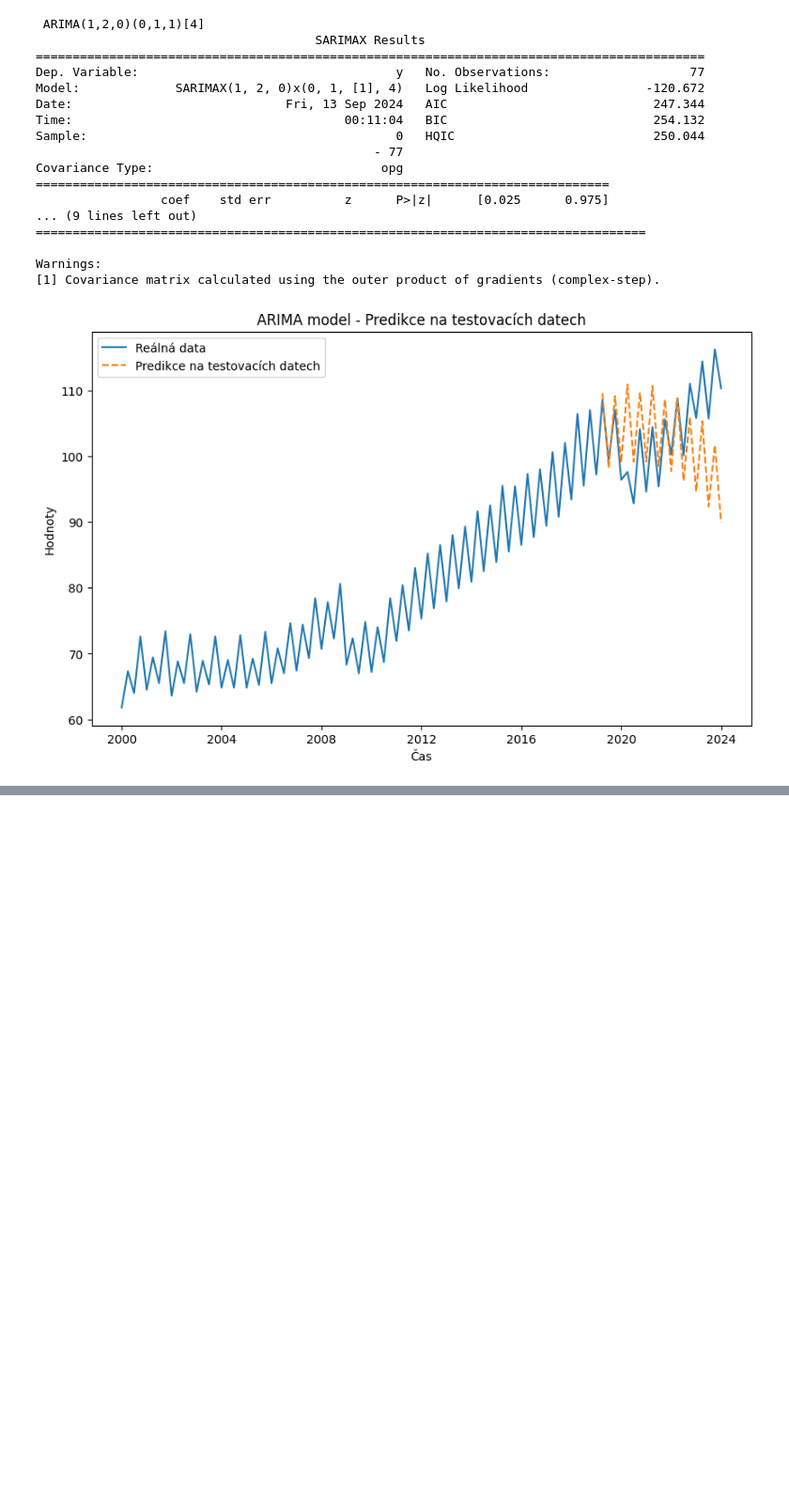
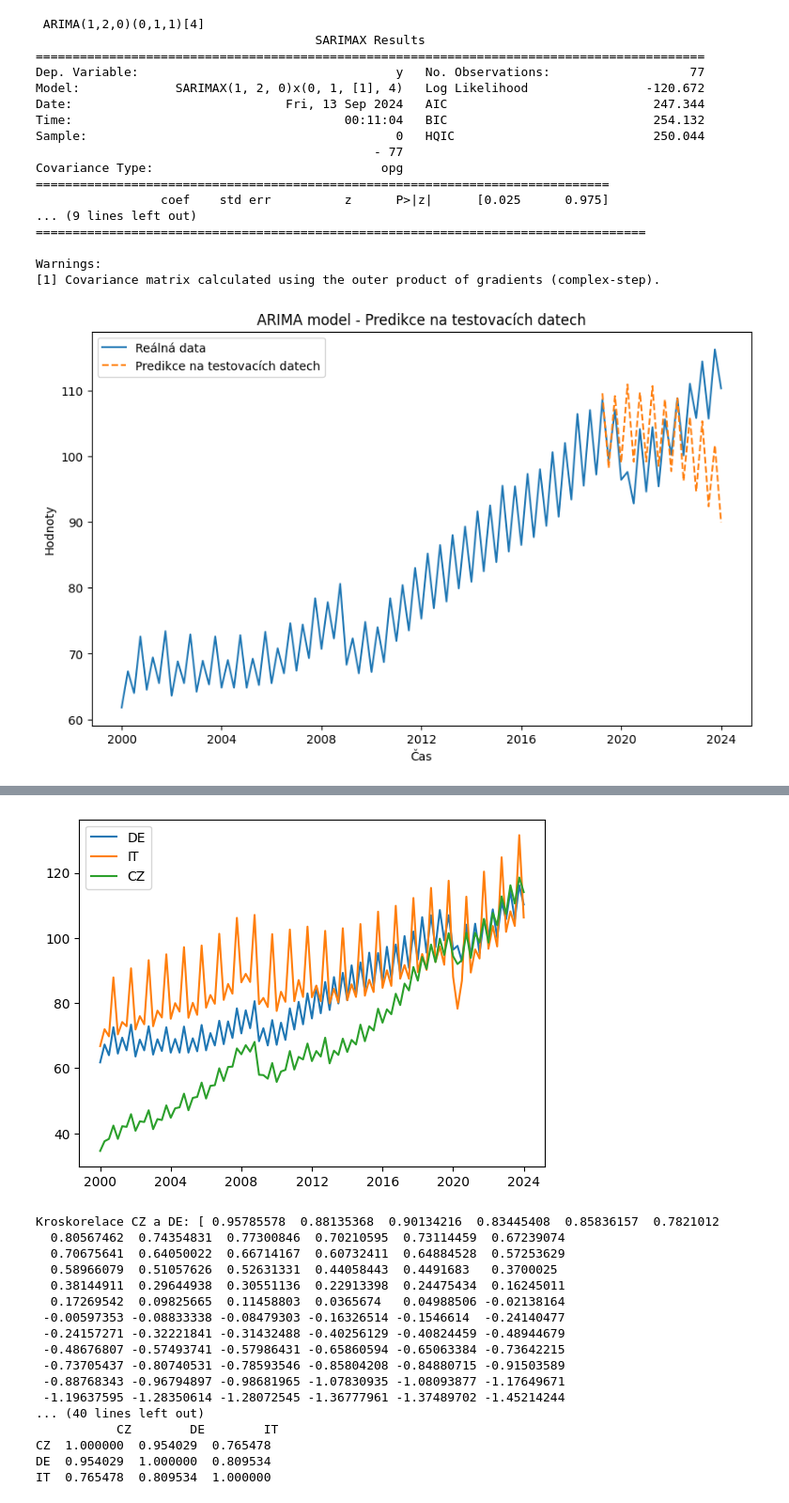
Before and after one commit to ulricht01/CAS, a Jupyter notebook: semestralni_prace_remake.ipynb, the cells around one changed output, grey strips where cells are left out. Shown at 94% size. Cells and saved outputs as stored; diff of their text form; code cells hidden in the pictures; blank space fills up the shorter version.

```diff
--- a/semestralni_prace_remake.ipynb
+++ b/semestralni_prace_remake.ipynb
@@ -582,2 +590,82 @@ Warnings:
+# %%
+import pandas as pd
+import matplotlib.pyplot as plt
+
+data = pd.read_csv("ei_isind_q_linear.csv")
+
+# Filtrování dat podle několika podmínek
+DE_data = data.loc[
+    (data['unit'] == 'I21') &
+    (data['geo'] == 'DE') &
+    (data['s_adj'] == 'NSA') &
+    (data['indic_bt'] == 'WAGE') &
+    (data['nace_r2'] == 'C')
+]
+
+IT_data = data.loc[
+    (data['unit'] == 'I21') &
+    (data['geo'] == 'IT') &
+    (data['s_adj'] == 'NSA') &
+    (data['indic_bt'] == 'WAGE') &
+    (data['nace_r2'] == 'C')
+]
+
+CZ_data = data.loc[
+    (data['unit'] == 'I21') &
+    (data['geo'] == 'CZ') &
+    (data['s_adj'] == 'NSA') &
+    (data['indic_bt'] == 'WAGE') &
+    (data['nace_r2'] == 'C')
+]
+
+
+time_index = pd.to_datetime(DE_data['TIME_PERIOD'])
+
+plt.plot(time_index, DE_data['OBS_VALUE'])
+plt.plot(time_index, IT_data['OBS_VALUE'])
+plt.plot(time_index, CZ_data['OBS_VALUE'])
+plt.legend(["DE", "IT", "CZ"])
+plt.show()
+
+import statsmodels.api as sm
+
+# Kroskorelace mezi CZ a DE
+kroskorelace_cz_de = sm.tsa.stattools.ccf(CZ_data['OBS_VALUE'], DE_data['OBS_VALUE'], adjusted=True)
+# Kroskorelace mezi DE a IT
+kroskorelace_de_it = sm.tsa.stattools.ccf(DE_data['OBS_VALUE'], IT_data['OBS_VALUE'], adjusted=True)
+
+kroskorelace_it_cz = sm.tsa.stattools.ccf(IT_data['OBS_VALUE'], CZ_data['OBS_VALUE'], adjusted=True)
+
+print('Kroskorelace CZ a DE:', kroskorelace_cz_de)
+print('Kroskorelace DE a IT:', kroskorelace_de_it)
+print('Kroskorelace IT a CZ:', kroskorelace_it_cz)
+# Korelace mezi třemi řadami pomocí Spearmanova koeficientu
+corr_data = pd.DataFrame({
+    'CZ': CZ_data['OBS_VALUE'].values,
+    'DE': DE_data['OBS_VALUE'].values,
+    'IT': IT_data['OBS_VALUE'].values
+})
+
+spearman_corr = corr_data.corr(method="spearman")
+print("Spearmanova korelace:\n", spearman_corr)
+# %% [output]
+[figure, added]
+Kroskorelace CZ a DE: [ 0.95785578  0.88135368  0.90134216  0.83445408  0.85836157  0.7821012
+  0.80567462  0.74354831  0.77300846  0.70210595  0.73114459  0.67239074
+  0.70675641  0.64050022  0.66714167  0.60732411  0.64884528  0.57253629
+  0.58966079  0.51057626  0.52631331  0.44058443  0.4491683   0.3700025
+  0.38144911  0.29644938  0.30551136  0.22913398  0.24475434  0.16245011
+  0.17269542  0.09825665  0.11458803  0.0365674   0.04988506 -0.02138164
+ -0.00597353 -0.08833338 -0.08479303 -0.16326514 -0.1546614  -0.24140477
+ -0.24157271 -0.32221841 -0.31432488 -0.40256129 -0.40824459 -0.48944679
+ -0.48676807 -0.57493741 -0.57986431 -0.65860594 -0.65063384 -0.73642215
+ -0.73705437 -0.80740531 -0.78593546 -0.85804208 -0.84880715 -0.91503589
+ -0.88768343 -0.96794897 -0.98681965 -1.07830935 -1.08093877 -1.17649671
+ -1.19637595 -1.28350614 -1.28072545 -1.36777961 -1.37489702 -1.45214244
+... (40 lines left out)
+           CZ        DE        IT
+CZ  1.000000  0.954029  0.765478
+DE  0.954029  1.000000  0.809534
+IT  0.765478  0.809534  1.000000
 # %% [markdown]
 1) 3 další čas. řady
```
Also changed, not shown: parts of 3 cells of this notebook.
